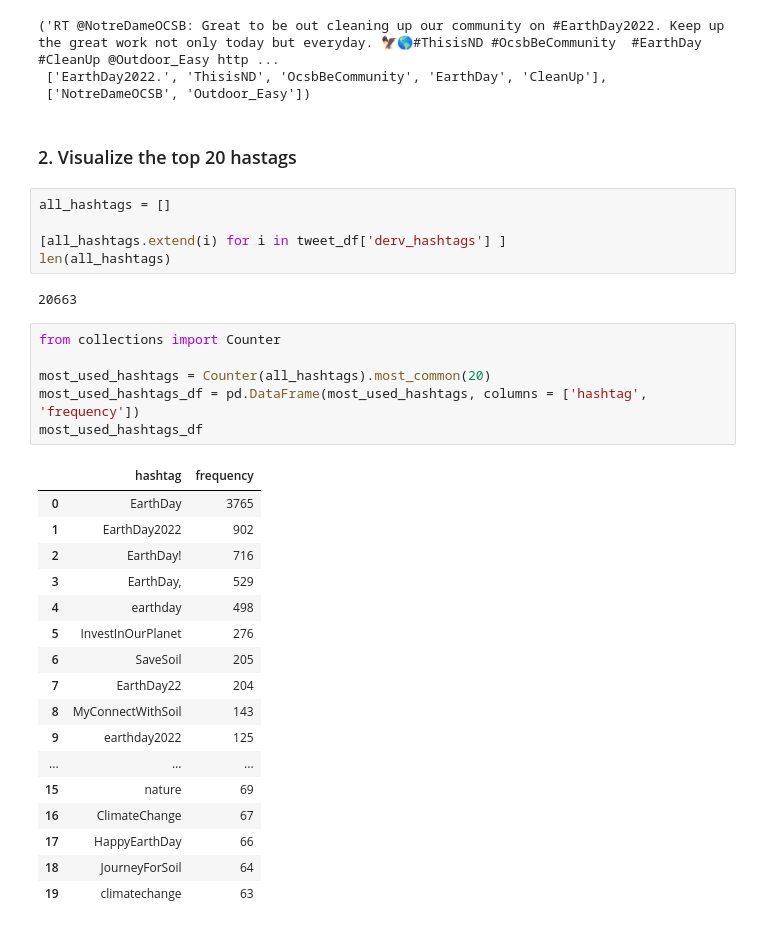
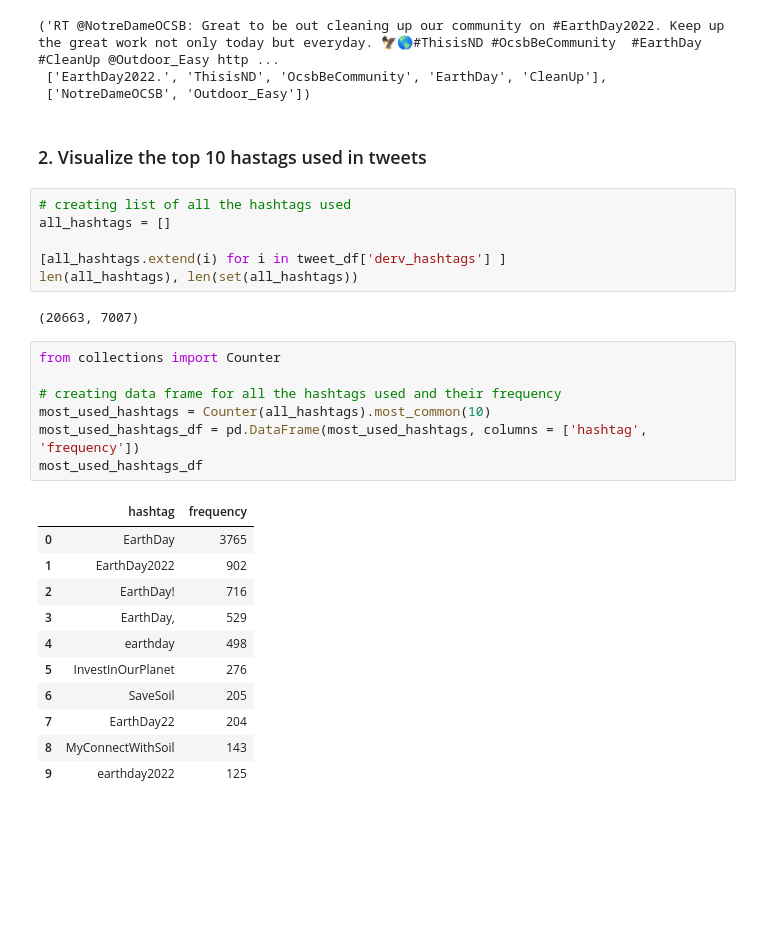
Before and after one commit to dinesh-gitrepo/UCDPA_DineshGangwar, a Jupyter notebook: Earth_Day_Tweets_Analysis.ipynb, the cells around one changed output. Cells and saved outputs as stored; diff of their text form; blank space fills up the shorter version.

```diff
--- a/Earth_Day_Tweets_Analysis.ipynb
+++ b/Earth_Day_Tweets_Analysis.ipynb
@@ -237,35 +240,31 @@ tweet_df['text'][7422] , tweet_df['derv_hashtags'][7422] , tweet_df['derv_accoun
  ['EarthDay2022.', 'ThisisND', 'OcsbBeCommunity', 'EarthDay', 'CleanUp'],
  ['NotreDameOCSB', 'Outdoor_Easy'])
 # %% [markdown]
-### 2. Visualize the top 20 hastags
+### 2. Visualize the top 10 hastags used in tweets
 # %%
+# creating list of all the hashtags used
 all_hashtags = []
 
 [all_hashtags.extend(i) for i in tweet_df['derv_hashtags'] ]
-len(all_hashtags)
+len(all_hashtags), len(set(all_hashtags))
 # %% [output]
-20663
+(20663, 7007)
 # %%
 from collections import Counter
 
-most_used_hashtags = Counter(all_hashtags).most_common(20)
+# creating data frame for all the hashtags used and their frequency
+most_used_hashtags = Counter(all_hashtags).most_common(10)
 most_used_hashtags_df = pd.DataFrame(most_used_hashtags, columns = ['hashtag', 'frequency'])
 most_used_hashtags_df
 # %% [output]
 |  | hashtag | frequency |
 | 0 | EarthDay | 3765 |
 | 1 | EarthDay2022 | 902 |
 | 2 | EarthDay! | 716 |
 | 3 | EarthDay, | 529 |
 | 4 | earthday | 498 |
 | 5 | InvestInOurPlanet | 276 |
 | 6 | SaveSoil | 205 |
 | 7 | EarthDay22 | 204 |
 | 8 | MyConnectWithSoil | 143 |
 | 9 | earthday2022 | 125 |
-| ... | ... | ... |
-| 15 | nature | 69 |
-| 16 | ClimateChange | 67 |
-| 17 | HappyEarthDay | 66 |
-| 18 | JourneyForSoil | 64 |
-| 19 | climatechange | 63 |
```
Also changed, not shown: parts of 12 cells of this notebook, 2 other files.
